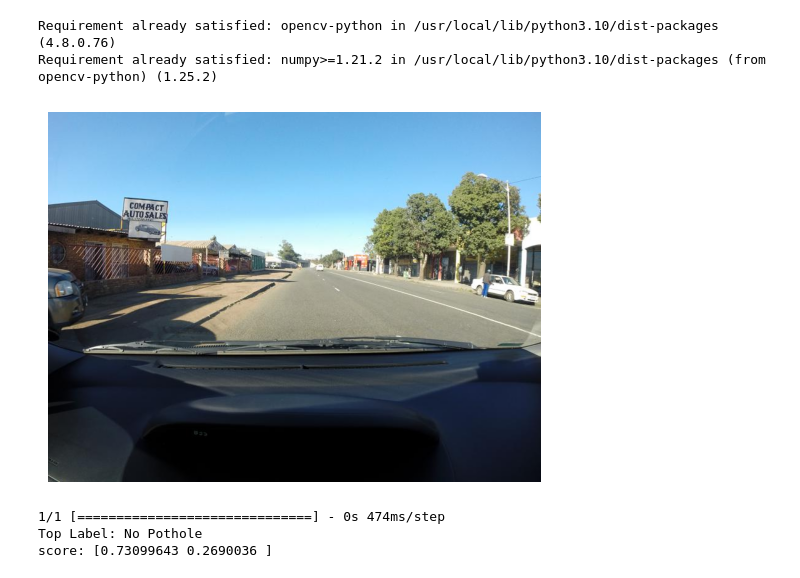
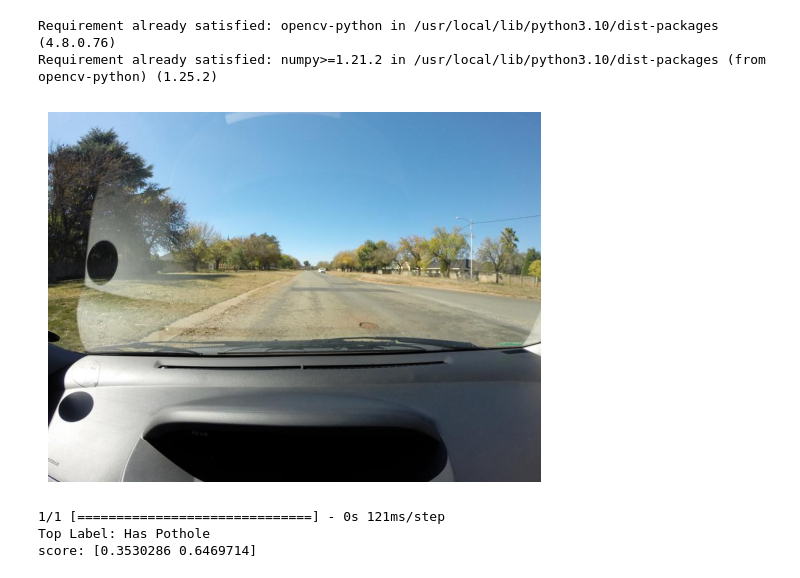
Before and after one commit to MartinKalema/MIIA-Pothole-Image-classification, a Jupyter notebook: research/trials.ipynb, the cells around one changed output. Cells and saved outputs as stored; diff of their text form; code cells hidden in the pictures.

Commit message:
new model built

```diff
--- a/research/trials.ipynb
+++ b/research/trials.ipynb
@@ -0,0 +252,28 @@
+# %%
+%pip install opencv-python
+import tensorflow as tf
+import cv2
+image = cv2.imread('/content/content/dataset/test/AFDbfuMGEQCzsYb.JPG')
+image_rgb = cv2.cvtColor(image, cv2.COLOR_BGR2RGB)
+plt.imshow(image_rgb)
+plt.axis('off')
+plt.show()
+# Preprocess the image
+image = cv2.resize(image, (224, 224))
+image = image.astype('float32') / 255
+image = img_to_array(image)
+image = np.expand_dims(image, axis=0)
+
+# Define the prediction function
+def prediction_function(image):
+    best_model = load_model('artifacts/model_p22.h5')
+    return best_model.predict(image)
+
+# explainer = lime_image.LimeImageExplainer()
+
+predictions = prediction_function(image)
+
+class_names = ['No Pothole', 'Has Pothole']
+score = tf.nn.softmax(predictions[0])
+print(f"Top Label: {class_names[np.argmax(score)]}")
+print(f"score: {score}")
@@ -340,6 +523,6 @@ plt.show()
 # %%
-  # model evaluation
-best_model = load_model('artifacts/model.h5')
+ # model evaluation
+best_model = load_model('artifacts/custom_model_p22.h5')
 
 results = best_model.evaluate(validation_generator)
 
@@ -380,35 +563,35 @@ Created version '10' of model 'CustomModel'.
 # %%
 %pip install opencv-python
 import cv2
-image = cv2.imread('/content/content/dataset/test/EEqfXYxntAQFLju.JPG')
+image = cv2.imread('/content/content/dataset/test/AFDbfuMGEQCzsYb.JPG')
 image_rgb = cv2.cvtColor(image, cv2.COLOR_BGR2RGB)
 plt.imshow(image_rgb)
 plt.axis('off')
 plt.show()
 # Preprocess the image
 image = cv2.resize(image, (224, 224))
 image = image.astype('float32') / 255
 image = img_to_array(image)
 image = np.expand_dims(image, axis=0)
 
 # Define the prediction function
 def prediction_function(image):
-    best_model = load_model('artifacts/model.h5')
+    best_model = load_model('artifacts/custom_model_p22.h5')
     return best_model.predict(image)
 
 # explainer = lime_image.LimeImageExplainer()
 
 predictions = prediction_function(image)
 
 class_names = ['No Pothole', 'Has Pothole']
 score = tf.nn.softmax(predictions[0])
 print(f"Top Label: {class_names[np.argmax(score)]}")
 print(f"score: {score}")
 # %% [output]
 Requirement already satisfied: opencv-python in /usr/local/lib/python3.10/dist-packages (4.8.0.76)
 Requirement already satisfied: numpy>=1.21.2 in /usr/local/lib/python3.10/dist-packages (from opencv-python) (1.25.2)
-[figure, old version]
+[figure, new version]
-1/1 [==============================] - 0s 474ms/step
-Top Label: No Pothole
-score: [0.73099643 0.2690036 ]
+1/1 [==============================] - 0s 121ms/step
+Top Label: Has Pothole
+score: [0.3530286 0.6469714]
 # %%
```
Also changed, not shown: parts of 49 cells of this notebook.
